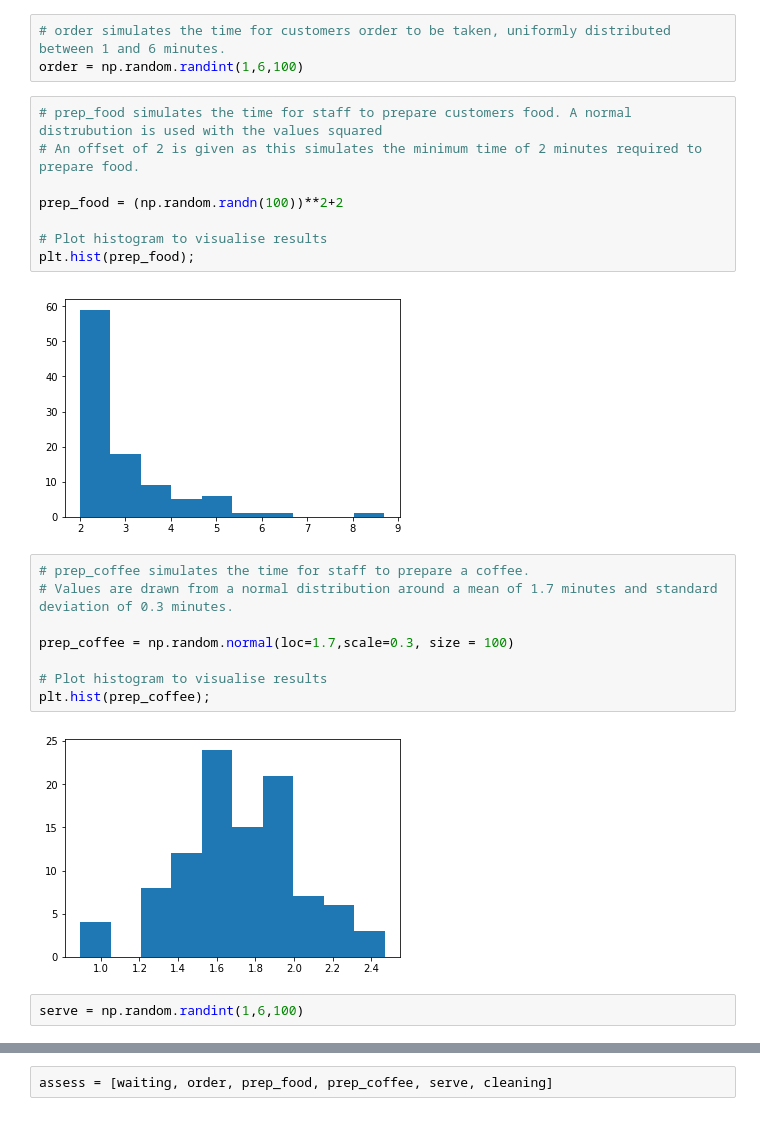
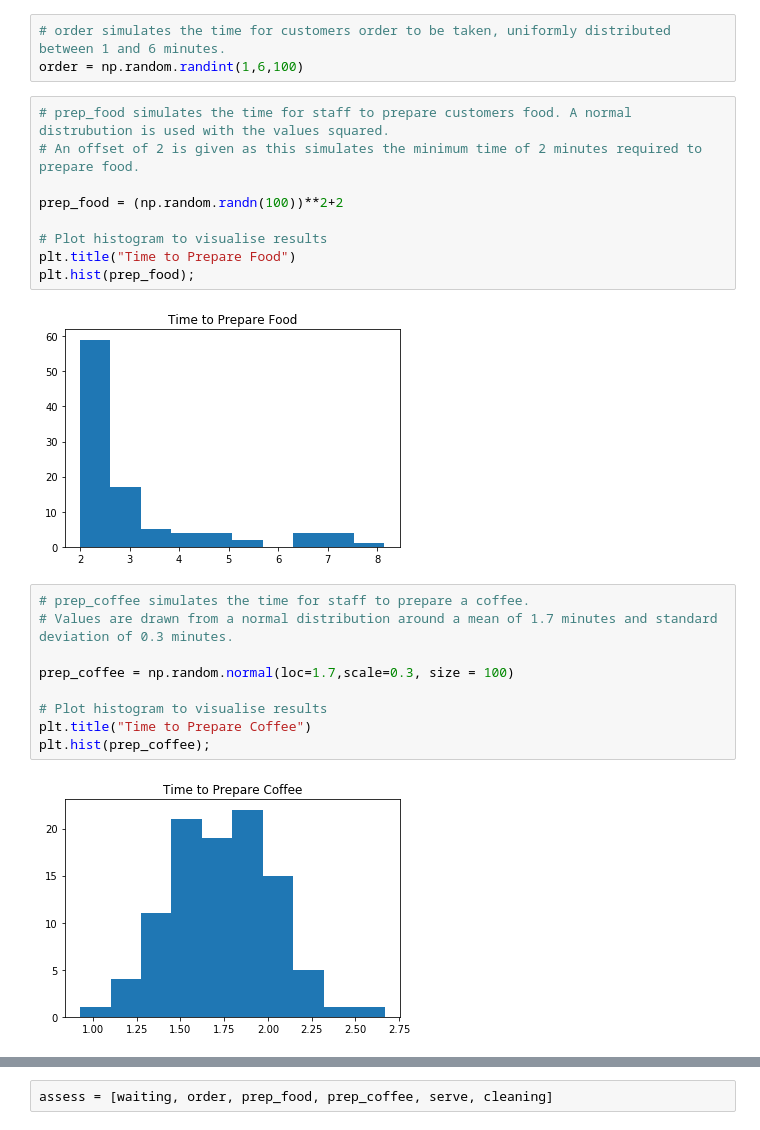
Before and after one commit to healyshane/project-fundamentals_of_data_analysis, a Jupyter notebook: Project.ipynb, the cells around one changed output, grey strips where cells are left out. Drawn from its saved outputs; the diff is of its cells as text.

Commit message:
Title added, formatting fixed. Details on terminology added.

```diff
--- a/Project.ipynb
+++ b/Project.ipynb
@@ -77,15 +93,16 @@ waiting = np.random.randint(3,8,100)
 # order simulates the time for customers order to be taken, uniformly distributed between 1 and 6 minutes.
 order = np.random.randint(1,6,100)
 # %%
-# prep_food simulates the time for staff to prepare customers food. A normal distrubution is used with the values squared
+# prep_food simulates the time for staff to prepare customers food. A normal distrubution is used with the values squared.
 # An offset of 2 is given as this simulates the minimum time of 2 minutes required to prepare food.
 
 prep_food = (np.random.randn(100))**2+2
 
 # Plot histogram to visualise results
+plt.title("Time to Prepare Food")
 plt.hist(prep_food);
 # %% [output]
-[figure, old version]
+[figure, new version]
 # %%
 # prep_coffee simulates the time for staff to prepare a coffee.
 # Values are drawn from a normal distribution around a mean of 1.7 minutes and standard deviation of 0.3 minutes.
@@ -93,8 +110,7 @@ plt.hist(prep_food);
 prep_coffee = np.random.normal(loc=1.7,scale=0.3, size = 100)
 
 # Plot histogram to visualise results
+plt.title("Time to Prepare Coffee")
 plt.hist(prep_coffee);
 # %% [output]
-[figure, old version]
+[figure, new version]
-# %%
-serve = np.random.randint(1,6,100)
```
Also changed, not shown: parts of 16 cells of this notebook.
